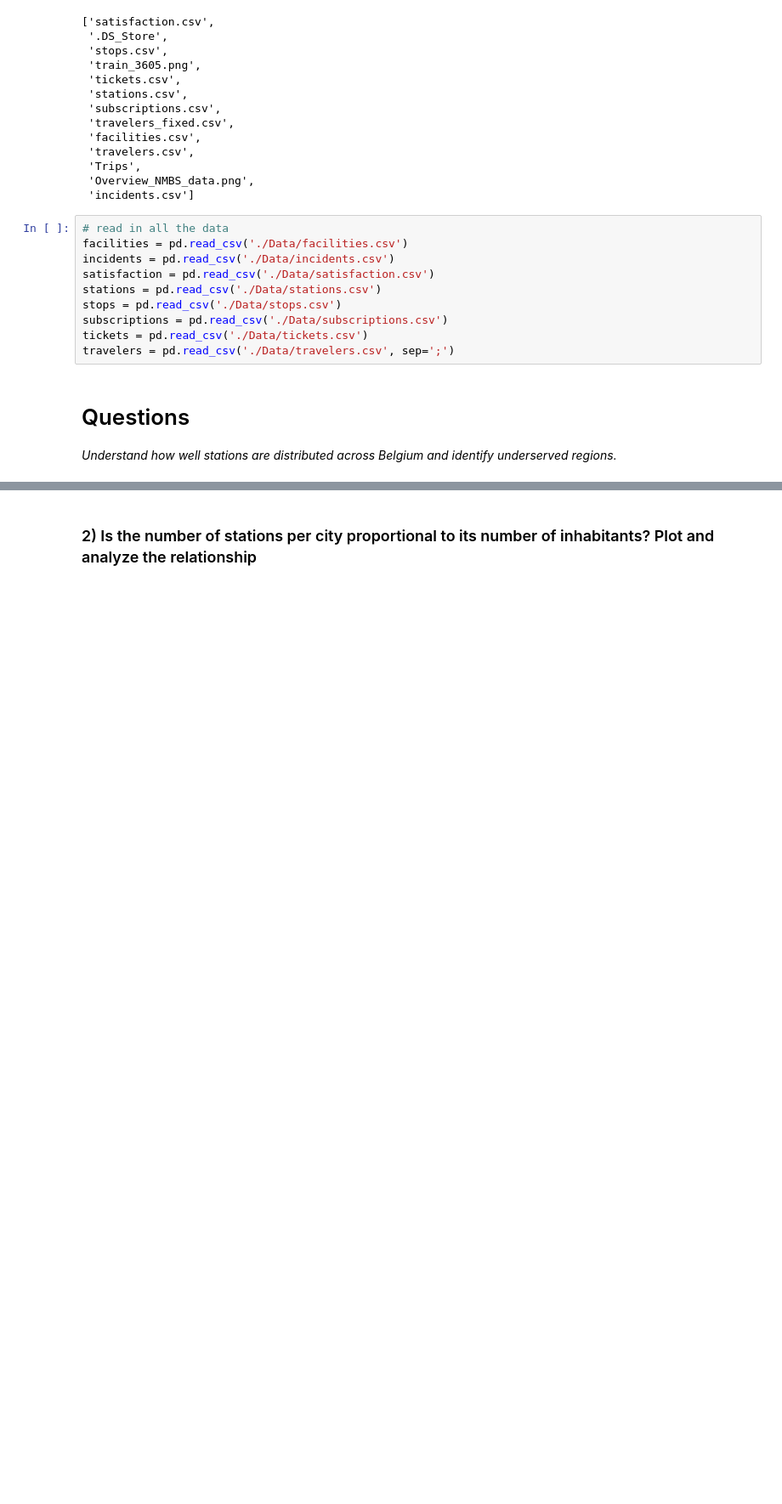
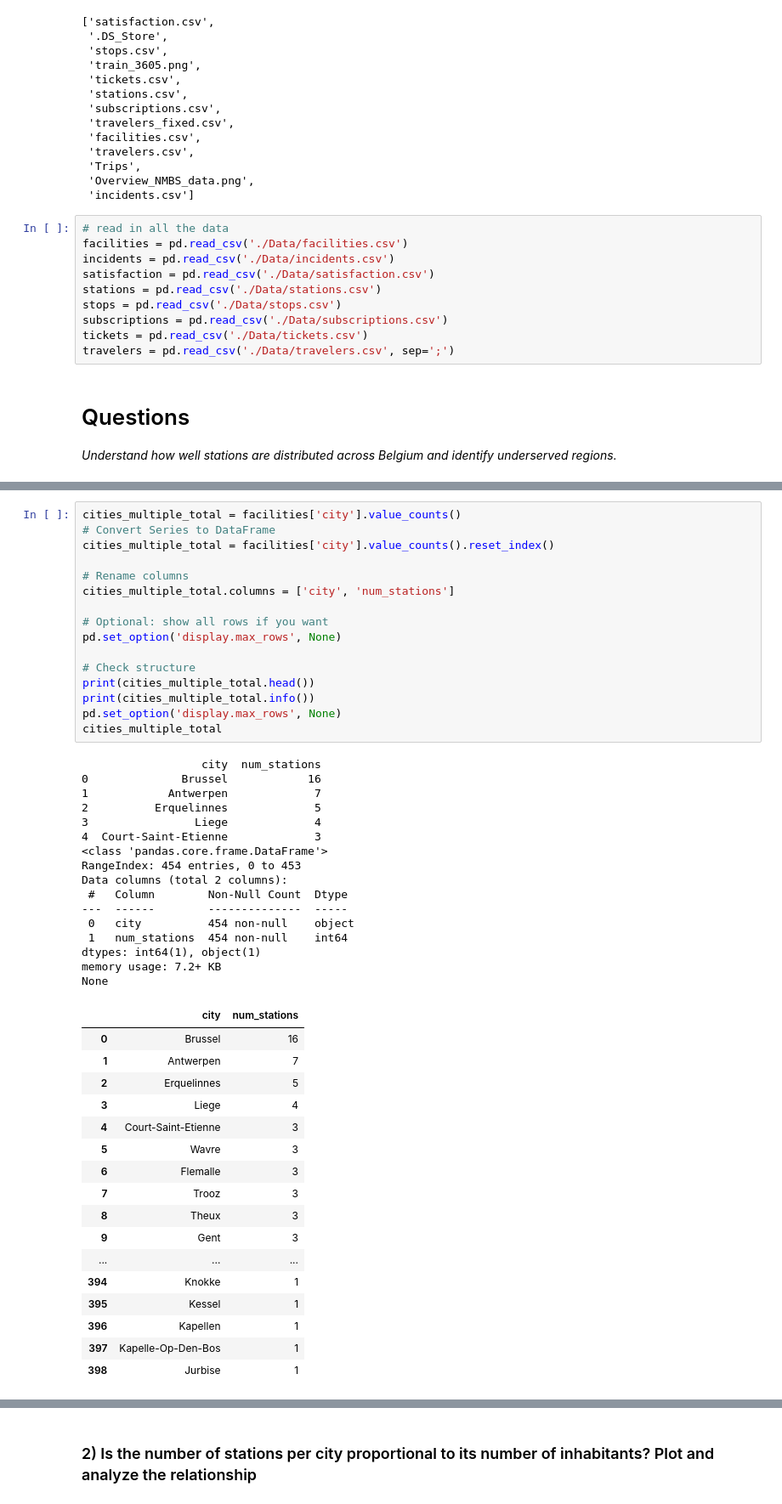
Before and after one commit to Mathissemeynen/ACRM-group-11, a Jupyter notebook: StationCoverageAccesibility.ipynb, the cells around one changed output, grey strips where cells are left out. Shown at 85% size. Cells and saved outputs as stored; diff of their text form; blank space fills up the shorter version.

```diff
--- a/StationCoverageAccesibility.ipynb
+++ b/StationCoverageAccesibility.ipynb
@@ -63,2 +153,52 @@ station_counts['highlight'] = station_counts['num_stations'].apply(lambda x: 'Mu
+# %%
+cities_multiple_total = facilities['city'].value_counts()
+# Convert Series to DataFrame
+cities_multiple_total = facilities['city'].value_counts().reset_index()
+
+# Rename columns
+cities_multiple_total.columns = ['city', 'num_stations']
+
+# Optional: show all rows if you want
+pd.set_option('display.max_rows', None)
+
+# Check structure
+print(cities_multiple_total.head())
+print(cities_multiple_total.info())
+pd.set_option('display.max_rows', None)
+cities_multiple_total
+# %% [output]
+                  city  num_stations
+0              Brussel            16
+1            Antwerpen             7
+2          Erquelinnes             5
+3                Liege             4
+4  Court-Saint-Etienne             3
+<class 'pandas.core.frame.DataFrame'>
+RangeIndex: 454 entries, 0 to 453
+Data columns (total 2 columns):
+ #   Column        Non-Null Count  Dtype
+---  ------        --------------  -----
+ 0   city          454 non-null    object
+ 1   num_stations  454 non-null    int64
+dtypes: int64(1), object(1)
+memory usage: 7.2+ KB
+None
+|  | city | num_stations |
+| 0 | Brussel | 16 |
+| 1 | Antwerpen | 7 |
+| 2 | Erquelinnes | 5 |
+| 3 | Liege | 4 |
+| 4 | Court-Saint-Etienne | 3 |
+| 5 | Wavre | 3 |
+| 6 | Flemalle | 3 |
+| 7 | Trooz | 3 |
+| 8 | Theux | 3 |
+| 9 | Gent | 3 |
+| ... | ... | ... |
+| 394 | Knokke | 1 |
+| 395 | Kessel | 1 |
+| 396 | Kapellen | 1 |
+| 397 | Kapelle-Op-Den-Bos | 1 |
+| 398 | Jurbise | 1 |
 # %%
 cities_multiple = facilities['city'].value_counts()
```
Also changed, not shown: parts of 19 cells of this notebook.
